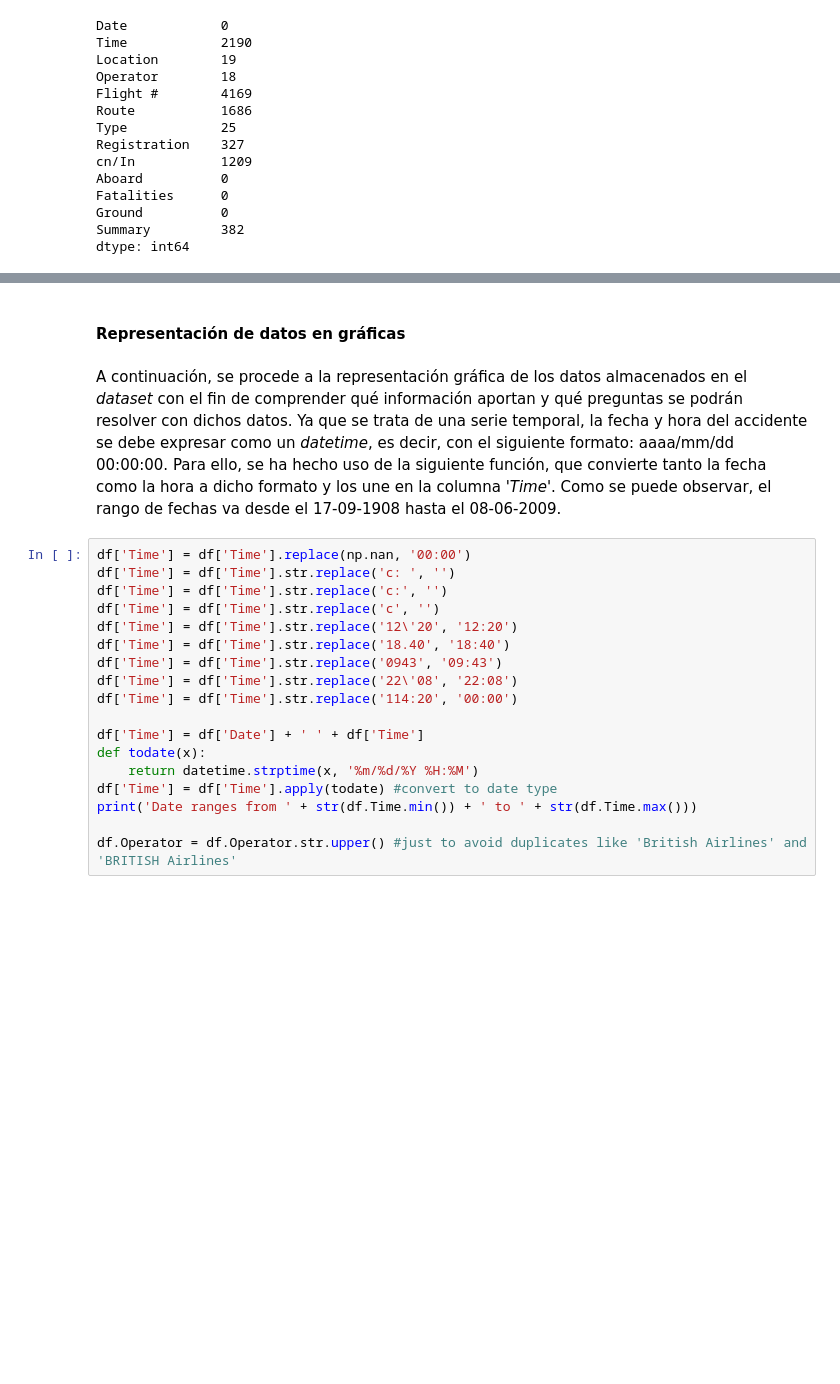
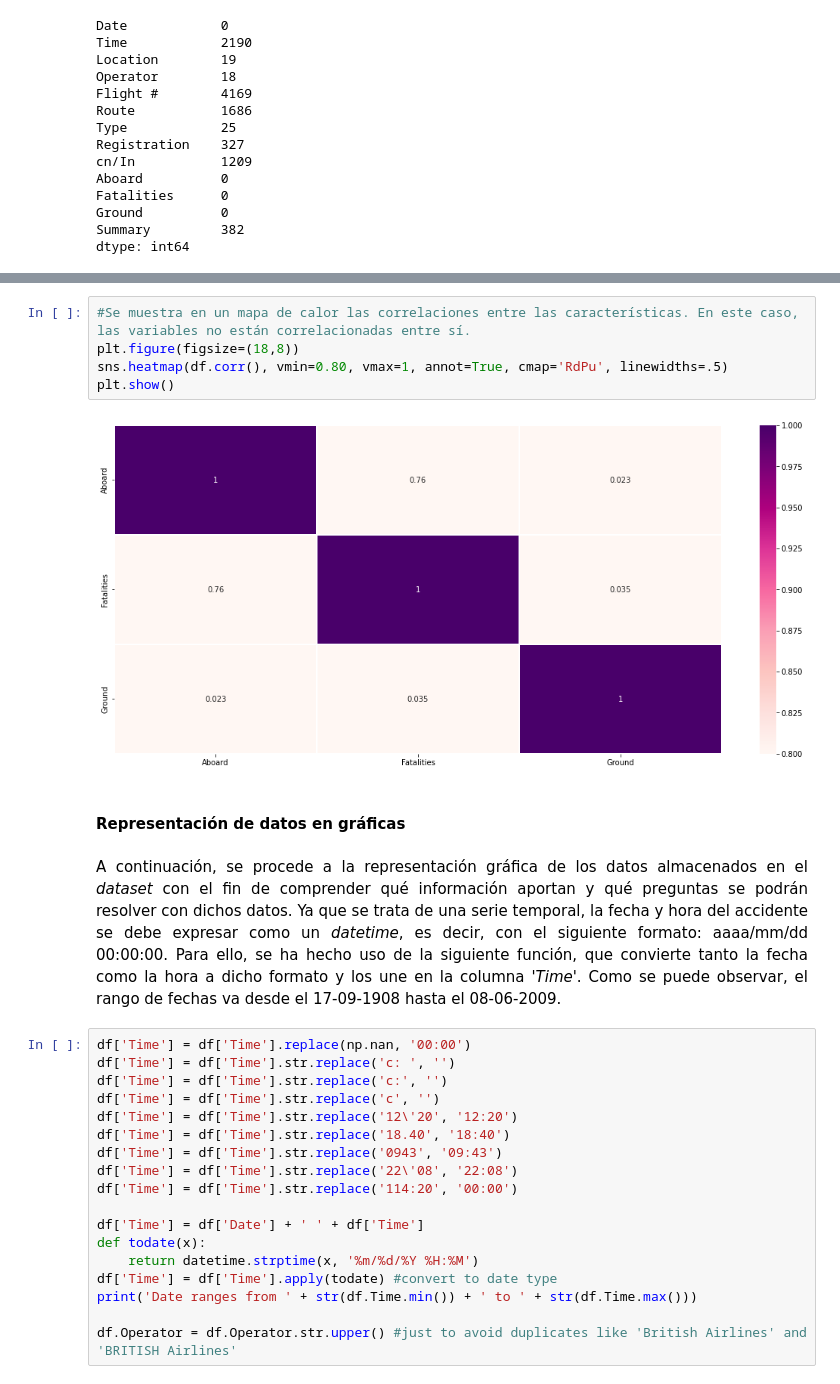
Before and after one commit to alu0100889635/TAAD, a Jupyter notebook: P3AST/Proyecto_AST_TAAD.ipynb, the cells around one changed output, grey strips where cells are left out. Saved outputs shown, nothing was run; the diff lists cells and outputs as text; blank space fills up the shorter version.

Commit message:
Se añade la práctica de análisis de series temporales a falta de añadir algunos párrafos de información

```diff
--- a/P3AST/Proyecto_AST_TAAD.ipynb
+++ b/P3AST/Proyecto_AST_TAAD.ipynb
@@ -188,7 +205,14 @@ dtype: int64
+# %%
+#Se muestra en un mapa de calor las correlaciones entre las características. En este caso, las variables no están correlacionadas entre sí.
+plt.figure(figsize=(18,8))
+sns.heatmap(df.corr(), vmin=0.80, vmax=1, annot=True, cmap='RdPu', linewidths=.5)
+plt.show()
+# %% [output]
+[figure, added]
 # %% [markdown]
 #### Representación de datos en gráficas
 # %% [markdown]
-A continuación, se procede a la representación gráfica de los datos almacenados en el *dataset* con el fin de comprender qué información aportan y qué preguntas se podrán resolver con dichos datos. Ya que se trata de una serie temporal, la fecha y hora del accidente se debe expresar como un *datetime*, es decir, con el siguiente formato: aaaa/mm/dd 00:00:00. Para ello, se ha hecho uso de la siguiente función, que convierte tanto la fecha como la hora a dicho formato y los une en la columna '*Time*'. Como se puede observar, el rango de fechas va desde el 17-09-1908 hasta el 08-06-2009.
+<p align="justify">A continuación, se procede a la representación gráfica de los datos almacenados en el <i>dataset</i> con el fin de comprender qué información aportan y qué preguntas se podrán resolver con dichos datos. Ya que se trata de una serie temporal, la fecha y hora del accidente se debe expresar como un <i>datetime</i>, es decir, con el siguiente formato: aaaa/mm/dd 00:00:00. Para ello, se ha hecho uso de la siguiente función, que convierte tanto la fecha como la hora a dicho formato y los une en la columna '<i>Time</i>'. Como se puede observar, el rango de fechas va desde el 17-09-1908 hasta el 08-06-2009.</p>
 # %%
 df['Time'] = df['Time'].replace(np.nan, '00:00')
 df['Time'] = df['Time'].str.replace('c: ', '')
```
Also changed, not shown: parts of 81 cells of this notebook.
